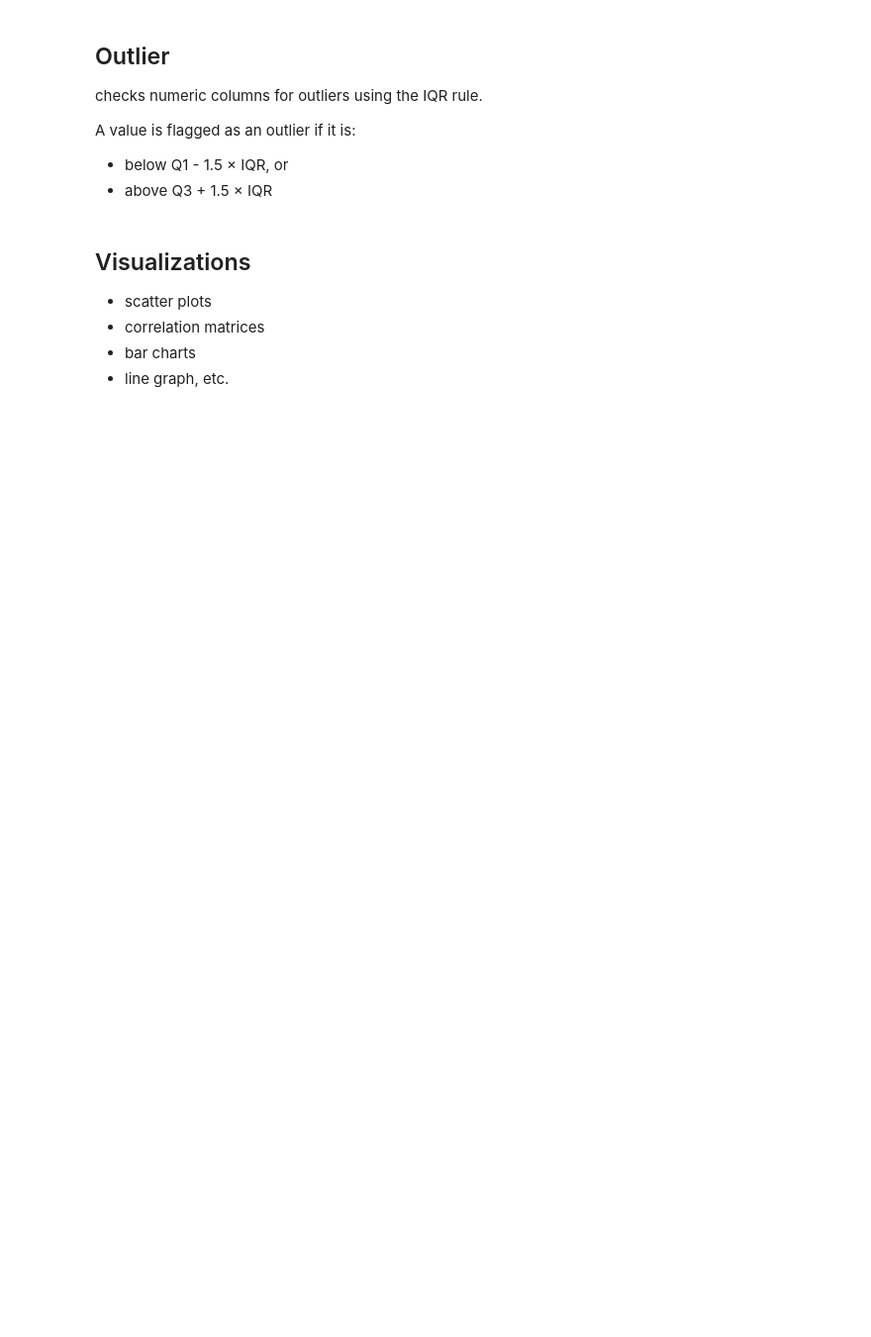
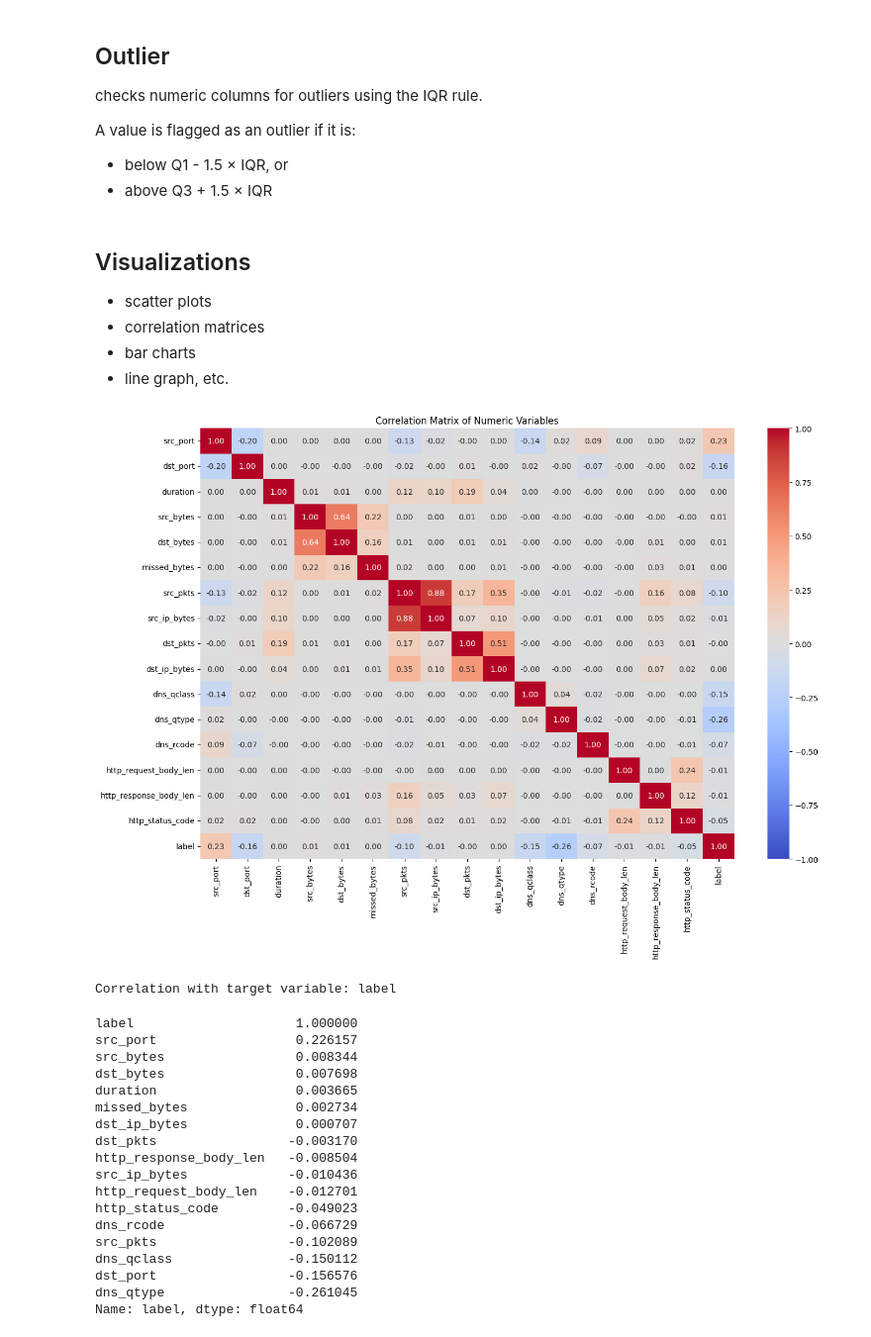
Before and after one commit to wiwiwashere/TON_loT_network, a Jupyter notebook: Explore_dataset.ipynb, the cells around one changed output. Shown at 99% size. Cells and saved outputs as stored; diff of their text form; code cells hidden in the pictures; blank space fills up the shorter version.

Commit message:
completed dataset overview and correlation matrix for visualization

```diff
--- a/Explore_dataset.ipynb
+++ b/Explore_dataset.ipynb
@@ -52,6 +76,8 @@ Action Items:
 may include:
 - `label`: often binary, such as normal vs attack
 - `type`: often multiclass, such as normal, scanning, DoS, injection, etc.
+# %%
+dep_val = "label" # this is our dependent variable for the current project scope
 # %% [markdown]
 ## Potential Covariates / Predictors
 
@@ -58,0 +105,7 @@ Predictors are columns that could be used to predict the dependent variable.
+# %%
+# Columns by type
+numeric_cols = df.select_dtypes(include=[np.number]).columns.tolist()
+categorical_cols = df.select_dtypes(include=["object"]).columns.tolist()
+
+print("Numeric columns:", numeric_cols)
+print("Categorical columns:", categorical_cols)
@@ -71,3 +127,38 @@ A value is flagged as an outlier if it is:
 - correlation matrices
 - bar charts
 - line graph, etc.
+# %%
+# Correlation matrix for numeric columns
+corr_matrix = df[numeric_cols].corr()
+f = plt.figure(figsize=(14, 10))
+# plt.matshow(corr_matrix, fignum=f.number)
+sns.heatmap(corr_matrix, annot=True, cmap='coolwarm', vmin=-1, vmax=1, fmt=".2f", center=0)
+plt.title("Correlation Matrix of Numeric Variables")
+plt.tight_layout()
+plt.show()
+
+if dep_val in numeric_cols:
+    target_corr = corr_matrix[dep_val].sort_values(ascending=False)
+    print(f"Correlation with target variable: {dep_val}")
+    display(target_corr)
+# %% [output]
+[figure, added]
+Correlation with target variable: label
+label                     1.000000
+src_port                  0.226157
+src_bytes                 0.008344
+dst_bytes                 0.007698
+duration                  0.003665
+missed_bytes              0.002734
+dst_ip_bytes              0.000707
+dst_pkts                 -0.003170
+http_response_body_len   -0.008504
+src_ip_bytes             -0.010436
+http_request_body_len    -0.012701
+http_status_code         -0.049023
+dns_rcode                -0.066729
+src_pkts                 -0.102089
+dns_qclass               -0.150112
+dst_port                 -0.156576
+dns_qtype                -0.261045
+Name: label, dtype: float64
```
Also changed, not shown: parts of 6 cells of this notebook, 2 other files.
